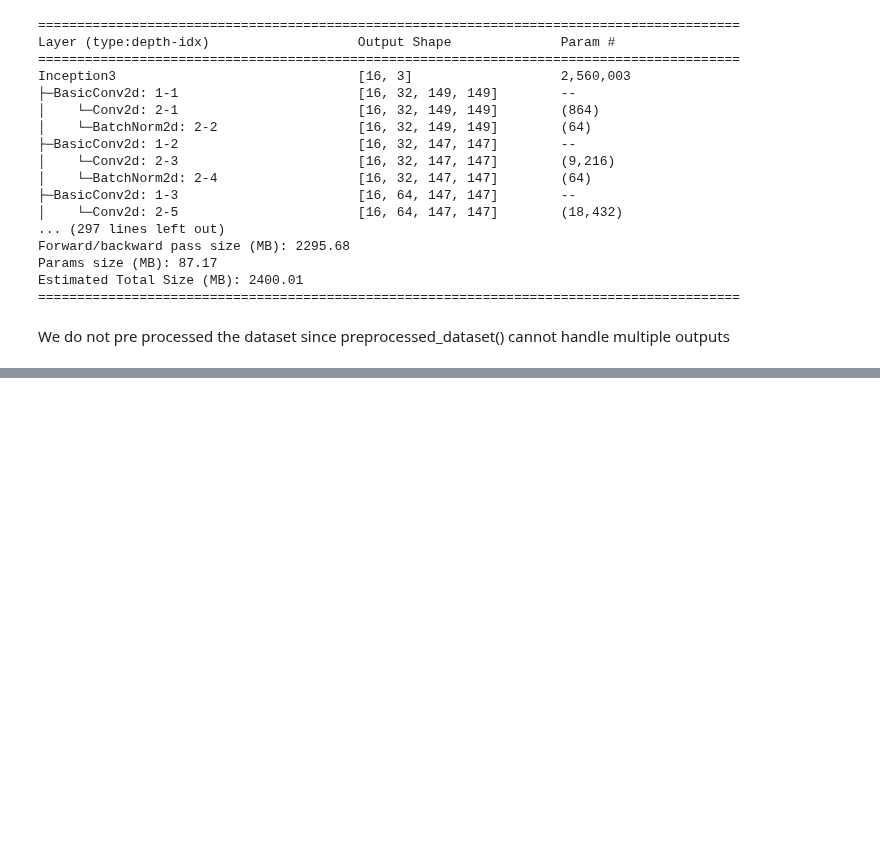
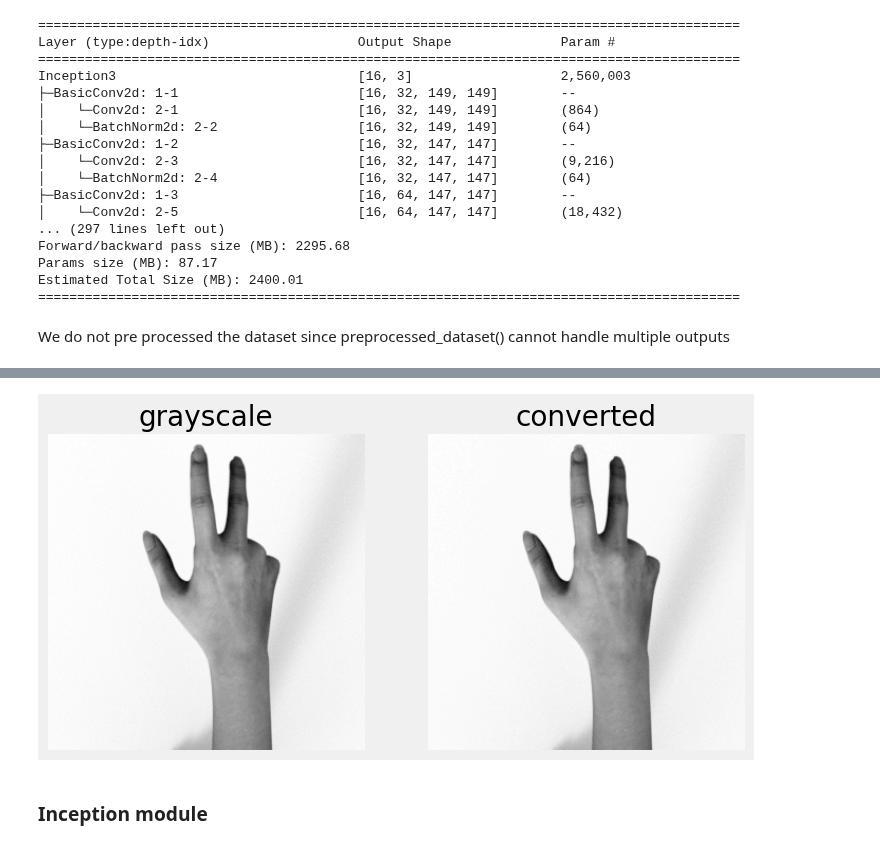
Before and after one commit to Anushkach/Deep-Learning, a Jupyter notebook: Deep Learning with Pytorch/transfer learning.ipynb, the cells around one changed output, grey strips where cells are left out. Drawn from its saved outputs; the diff is of its cells as text; code cells hidden in the pictures; blank space fills up the shorter version.

```diff
--- a/Deep Learning with Pytorch/transfer learning.ipynb
+++ b/Deep Learning with Pytorch/transfer learning.ipynb
@@ -317,0 +330,26 @@ sbs_incep.train(5)
+# %%
+scissors=Image.open("rps/scissors/scissors01-000.png")
+image=ToTensor()(scissors)[:3,:,:].view(1,3,300,300)
+
+weights=torch.tensor([0.2126,0.7152,0.0722]).view(1,3,1,1)
+convolved=F.conv2d(input=image,weight=weights)
+
+converted=ToPILImage()(convolved[0])
+grayscale=scissors.convert('L')
+# %%
+import matplotlib.pyplot as plt
+fig,axes=plt.subplots(1,2,figsize=(8,5))
+axes[0].imshow(grayscale,cmap='gray')
+axes[0].set_title("grayscale")
+axes[0].grid(False)
+axes[0].axis('off')
+
+axes[1].imshow(converted,cmap='gray')
+axes[1].set_title("converted")
+axes[1].grid(False)
+axes[1].axis('off')
+plt.show()
+# %% [output]
+[figure, added]
+# %% [markdown]
+### Inception module
```
Also changed, not shown: parts of 7 cells of this notebook.
